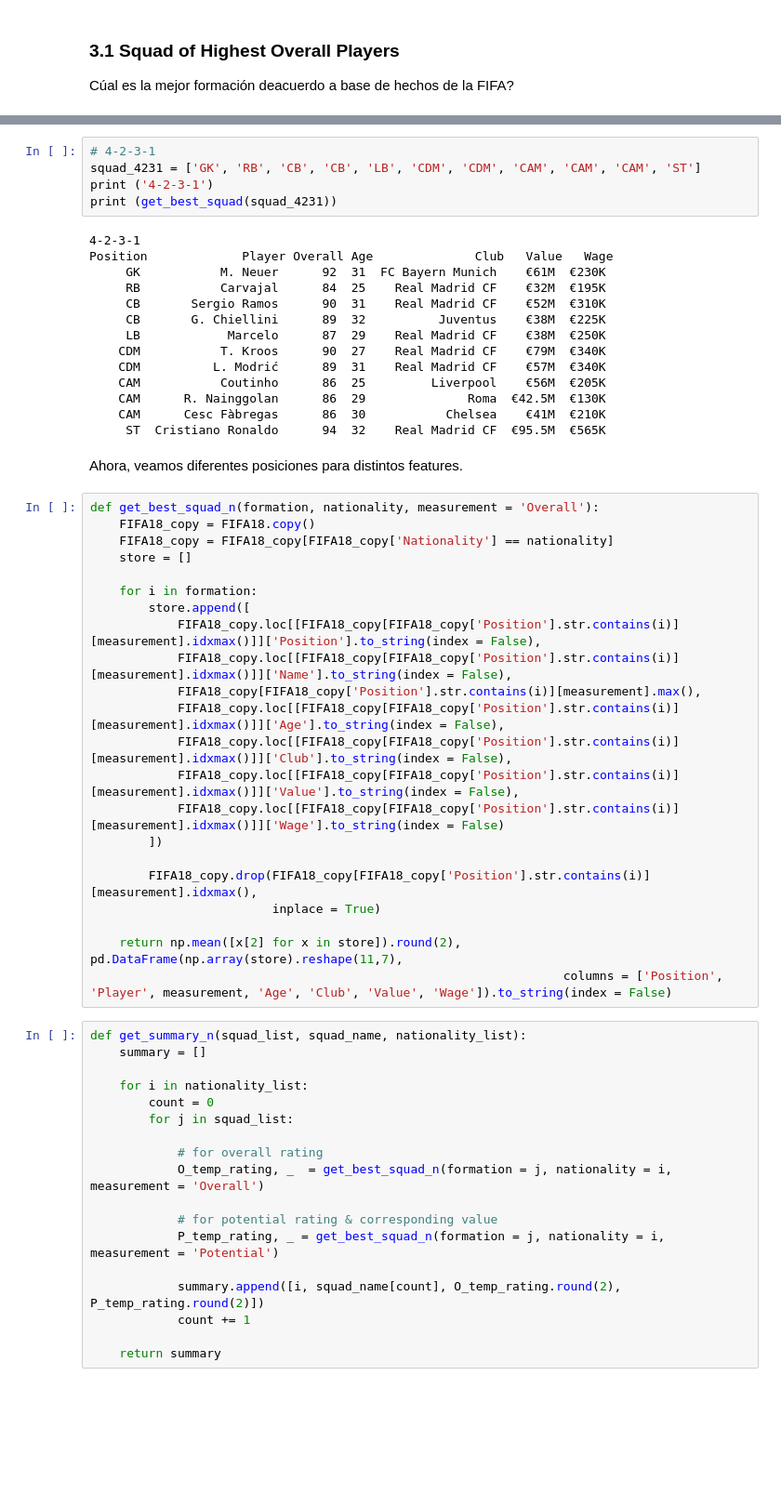
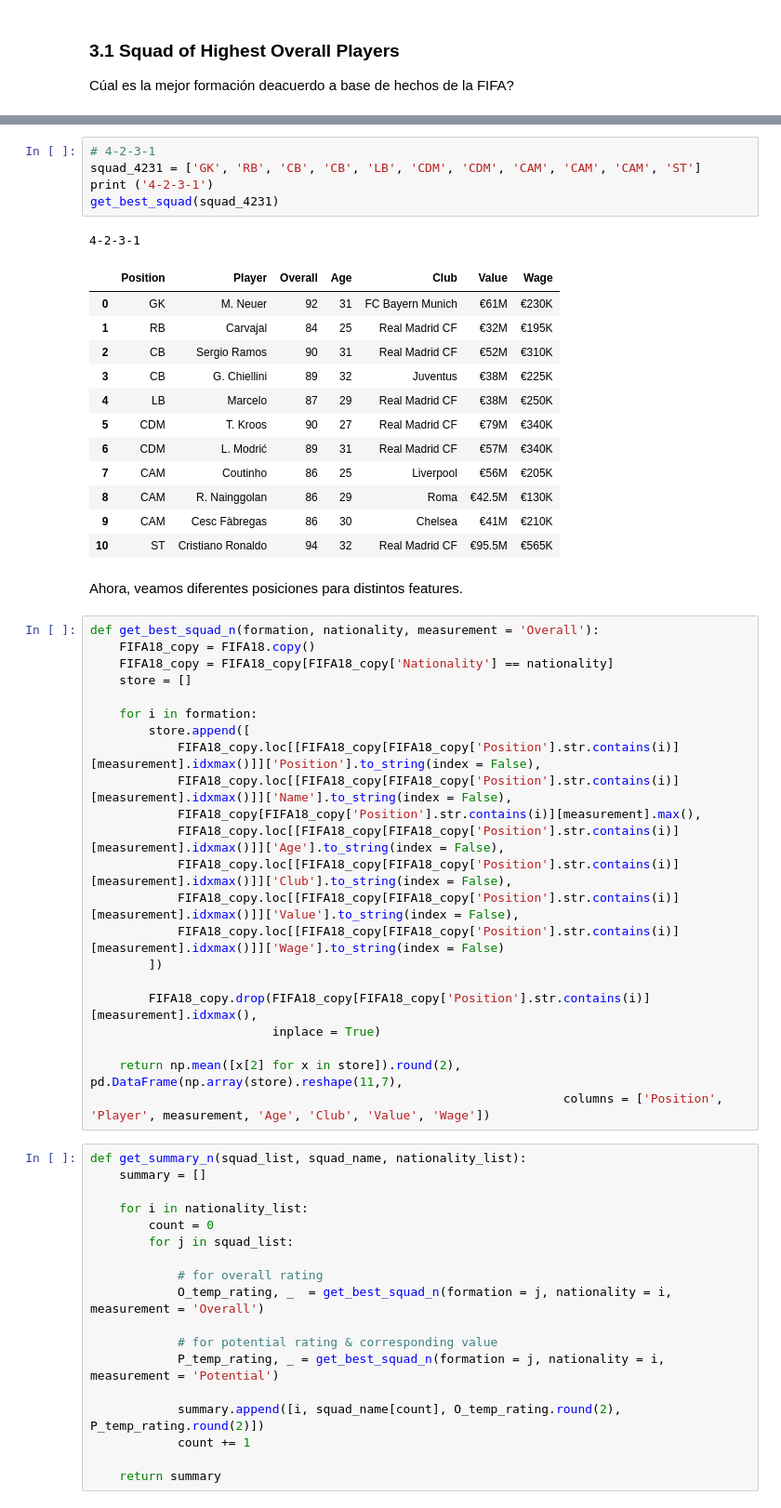
Before and after one commit to romellfudi/ExploratoryDataAnalysis, a Jupyter notebook: Peru Al Mundial.ipynb, the cells around one changed output, grey strips where cells are left out. Shown at 93% size. Drawn from its saved outputs; the diff is of its cells as text; blank space fills up the shorter version.

```diff
--- a/Peru Al Mundial.ipynb
+++ b/Peru Al Mundial.ipynb
@@ -346,22 +351,22 @@ Position             Player Overall Age               Club   Value   Wage
 # %%
 # 4-2-3-1
 squad_4231 = ['GK', 'RB', 'CB', 'CB', 'LB', 'CDM', 'CDM', 'CAM', 'CAM', 'CAM', 'ST']
 print ('4-2-3-1')
-print (get_best_squad(squad_4231))
+get_best_squad(squad_4231)
 # %% [output]
 4-2-3-1
-Position             Player Overall Age              Club   Value   Wage
-     GK           M. Neuer      92  31  FC Bayern Munich    €61M  €230K
-     RB           Carvajal      84  25    Real Madrid CF    €32M  €195K
-     CB       Sergio Ramos      90  31    Real Madrid CF    €52M  €310K
-     CB       G. Chiellini      89  32          Juventus    €38M  €225K
-     LB            Marcelo      87  29    Real Madrid CF    €38M  €250K
-    CDM           T. Kroos      90  27    Real Madrid CF    €79M  €340K
-    CDM          L. Modrić      89  31    Real Madrid CF    €57M  €340K
-    CAM           Coutinho      86  25         Liverpool    €56M  €205K
-    CAM      R. Nainggolan      86  29              Roma  €42.5M  €130K
-    CAM      Cesc Fàbregas      86  30           Chelsea    €41M  €210K
-     ST  Cristiano Ronaldo      94  32    Real Madrid CF  €95.5M  €565K
+|  | Position | Player | Overall | Age | Club | Value | Wage |
+| 0 | GK | M. Neuer | 92 | 31 | FC Bayern Munich | €61M | €230K |
+| 1 | RB | Carvajal | 84 | 25 | Real Madrid CF | €32M | €195K |
+| 2 | CB | Sergio Ramos | 90 | 31 | Real Madrid CF | €52M | €310K |
+| 3 | CB | G. Chiellini | 89 | 32 | Juventus | €38M | €225K |
+| 4 | LB | Marcelo | 87 | 29 | Real Madrid CF | €38M | €250K |
+| 5 | CDM | T. Kroos | 90 | 27 | Real Madrid CF | €79M | €340K |
+| 6 | CDM | L. Modrić | 89 | 31 | Real Madrid CF | €57M | €340K |
+| 7 | CAM | Coutinho | 86 | 25 | Liverpool | €56M | €205K |
+| 8 | CAM | R. Nainggolan | 86 | 29 | Roma | €42.5M | €130K |
+| 9 | CAM | Cesc Fàbregas | 86 | 30 | Chelsea | €41M | €210K |
+| 10 | ST | Cristiano Ronaldo | 94 | 32 | Real Madrid CF | €95.5M | €565K |
 # %% [markdown]
 Ahora, veamos diferentes posiciones para distintos features.
 # %%
@@ -385,7 +390,7 @@ def get_best_squad_n(formation, nationality, measurement = 'Overall'):
                          inplace = True)
 
     return np.mean([x[2] for x in store]).round(2), pd.DataFrame(np.array(store).reshape(11,7),
-                                                                 columns = ['Position', 'Player', measurement, 'Age', 'Club', 'Value', 'Wage']).to_string(index = False)
+                                                                 columns = ['Position', 'Player', measurement, 'Age', 'Club', 'Value', 'Wage'])
 # %%
 def get_summary_n(squad_list, squad_name, nationality_list):
     summary = []
```
Also changed, not shown: parts of 29 cells of this notebook.
